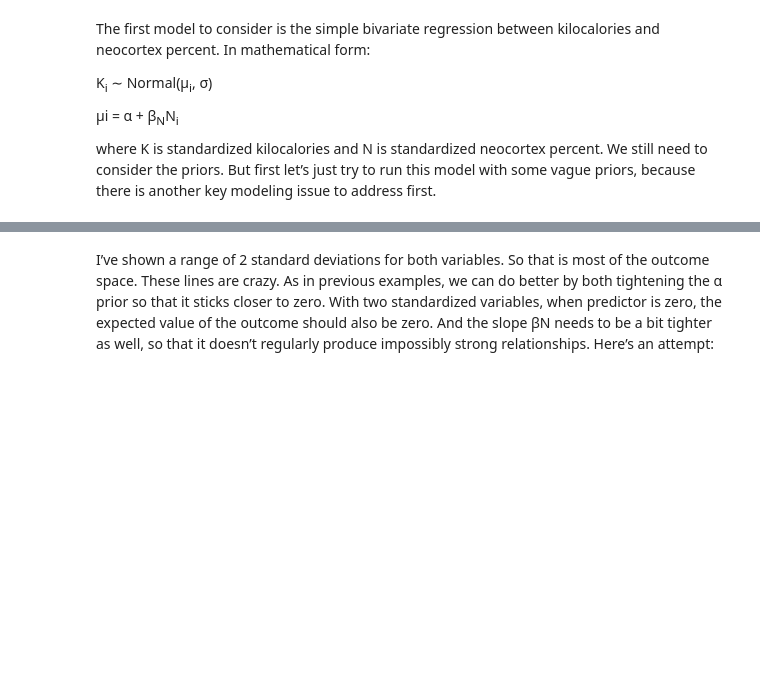
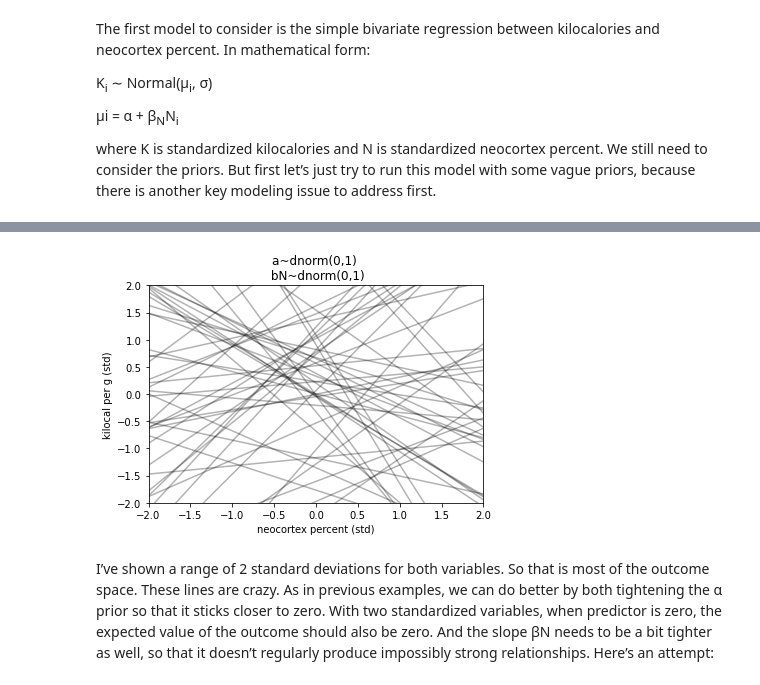
Before and after one commit to gsahinpi/dats511Fall2021, a Jupyter notebook: mutipleregres.ipynb, the cells around one changed output, grey strips where cells are left out. Saved outputs shown, nothing was run; the diff lists cells and outputs as text; code cells hidden in the pictures; blank space fills up the shorter version.

```diff
--- a/mutipleregres.ipynb
+++ b/mutipleregres.ipynb
@@ -925,17 +983,19 @@ with pm.Model() as m5_5_draft:
 # %%
 xseq = [-2, 2]
-shared_N.set_value(np.array(xseq))
+#shared_N.set_value(np.array(xseq))
 with m5_5_draft:
     m5_5_draft_prior_predictive = pm.sample_prior_predictive()
 fig, ax = plt.subplots()
 
 for i in range(50):
     ax.plot(xseq, m5_5_draft_prior_predictive["K"][i], c="black", alpha=0.3)
 ax.set_xlim(xseq)
 ax.set_ylim(xseq)
 ax.set_title("a~dnorm(0,1) \n bN~dnorm(0,1)")
 ax.set_xlabel("neocortex percent (std)")
 ax.set_ylabel("kilocal per g (std)");
+# %% [output]
+[figure, added]
 # %% [markdown]
 I’ve shown a range of 2 standard deviations
 for both variables. So that is most of the outcome space. These lines are crazy. As
```
Also changed, not shown: parts of 28 cells of this notebook, 9 other files.
